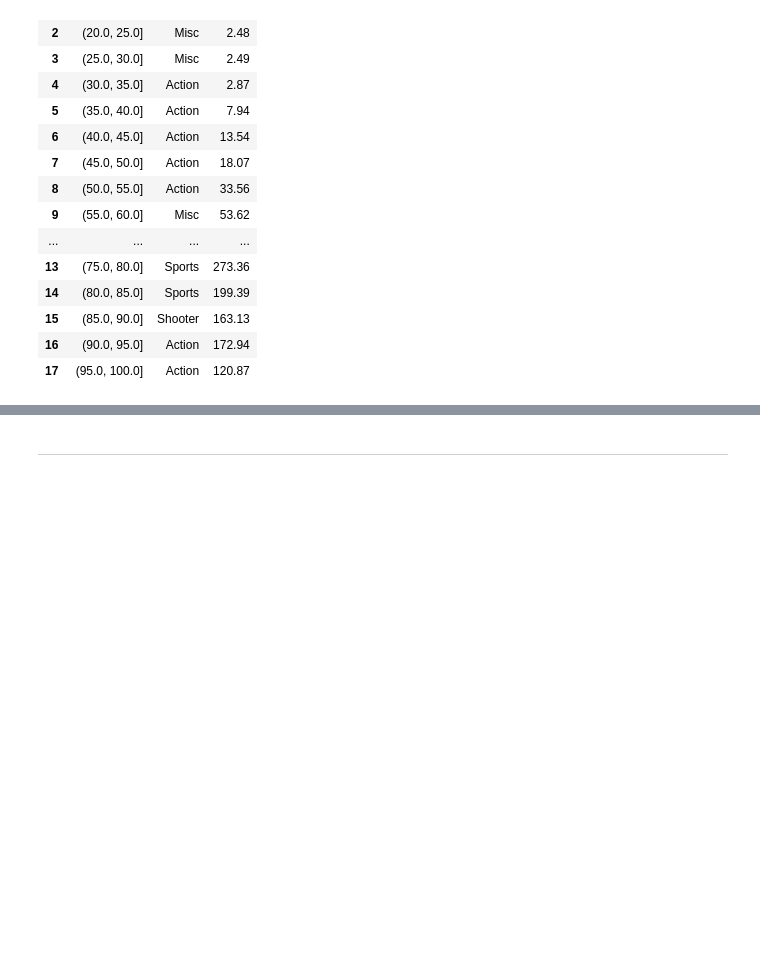
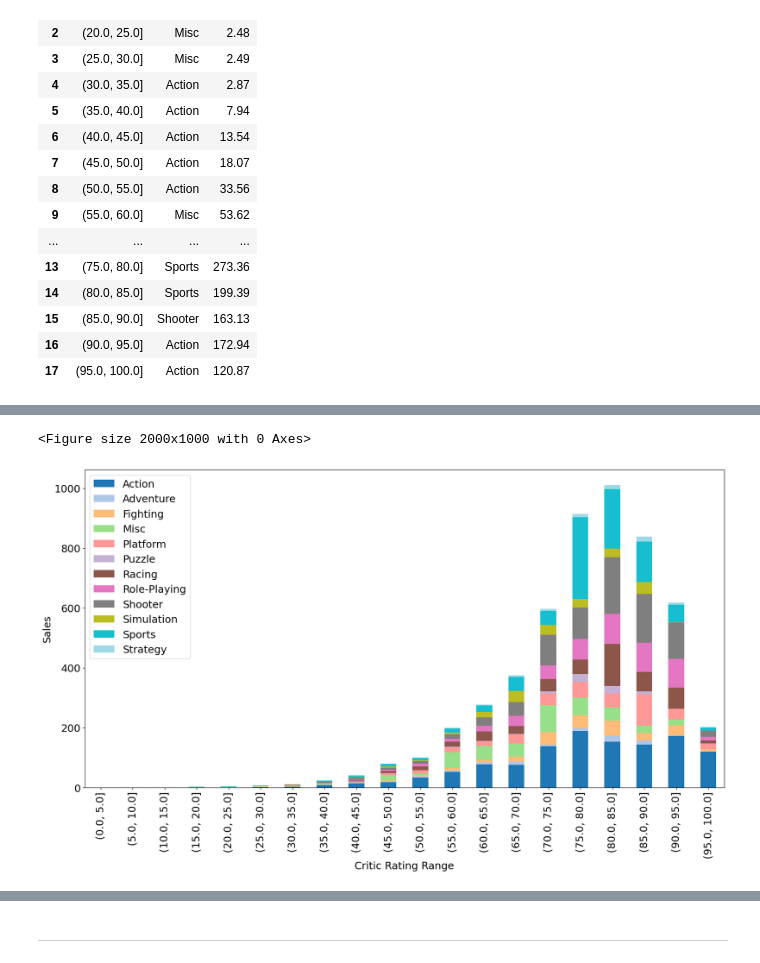
Before and after one commit to GhiathAjam/Analysis-of-Video-Games-Sales, a Jupyter notebook: Analysis/DescriptiveQuestions/Q1.ipynb, the cells around one changed output, grey strips where cells are left out. Saved outputs shown, nothing was run; the diff lists cells and outputs as text; code cells hidden in the pictures; blank space fills up the shorter version.

```diff
--- a/Analysis/DescriptiveQuestions/Q1.ipynb
+++ b/Analysis/DescriptiveQuestions/Q1.ipynb
@@ -168,3 +172,22 @@ plt.show()
+# %%
+# stack plot for critic score
+df3 = df.copy()
+df3['Rating_Range'] = pd.cut(df3['Critic_Score'], bins=np.arange(0, (df['Critic_Score'].max())+crtc_bin_size, crtc_bin_size))
+
+group_2 = df3.groupby(['Rating_Range', 'Genre']).sum()['Global_Sales']
+pivot_table = group_2.reset_index().pivot(index='Rating_Range', columns='Genre', values='Global_Sales')
+
+plt.figure(figsize=(20, 10))
+
+# Create the stacked bar plot
+ax = pivot_table.plot(kind='bar', stacked=True, colormap='tab20', figsize=(20, 10), fontsize=18)
+ax.set_xlabel('Critic Rating Range', fontsize=18)
+ax.set_ylabel('Sales', fontsize=18)
+ax.legend(fontsize=18)
+plt.show()
+# %% [output]
+<Figure size 2000x1000 with 0 Axes>
+[figure, added]
 # %%
 # plot User Score vs Sales, show the genre with the highest sales for each score
 
```
Also changed, not shown: parts of 6 cells of this notebook, 1 other file.
